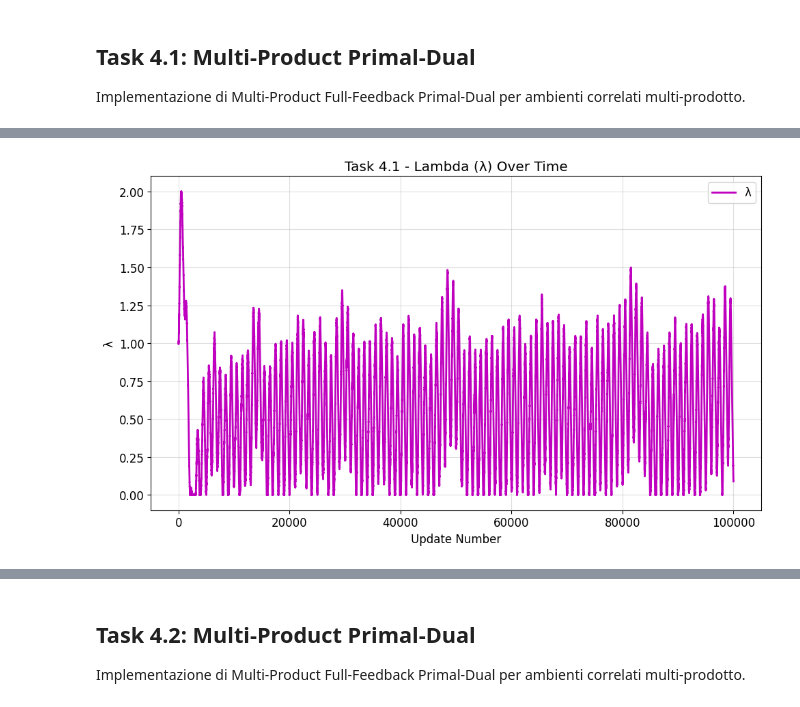
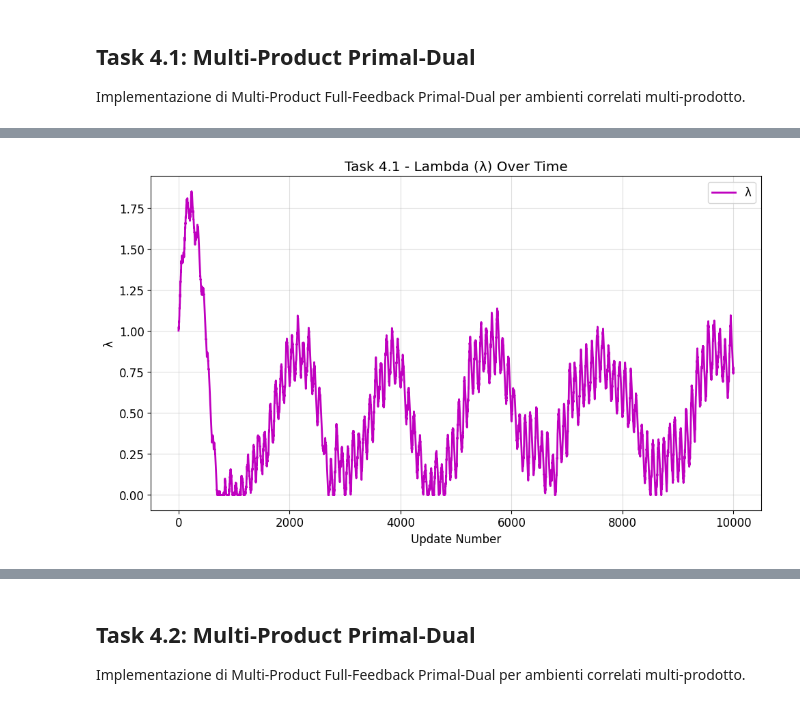
Before and after one commit to aceci0127/Online-Learning-Application-Group-Project, a Jupyter notebook: notebook.ipynb, the cells around one changed output, grey strips where cells are left out. Saved outputs shown, nothing was run; the diff lists cells and outputs as text; code cells hidden in the pictures.

```diff
--- a/notebook.ipynb
+++ b/notebook.ipynb
@@ -482,7 +482,7 @@ config = ExperimentConfig(
     horizon=10_000,
     n_trials=1,
     seed=17,
-    budget=7_000,
+    budget=5_000,
     prices=price_grid,
     distribution=Distribution.BETA
 )
@@ -544,6 +544,7 @@ class Task4_1_Runner(StandardExperimentRunner):
             np.concatenate([config.prices, [1.001]])
             for _ in range(self.n_products)
         ]
+        self.distribution = config.distribution
 
 
         self.phi = 0.0
@@ -557,94 +558,29 @@ class Task4_1_Runner(StandardExperimentRunner):
             'sigma0': self.sigma0, 'A_sigma': self.A_sigma, 'phi_sigma': self.phi_sigma, 'rho0': self.rho0,
             'num_regimes': 10000
         }
-        return MultiProductBudgetedPricingEnvironment(
-            self.price_grid, self.config.horizon, self.n_products, valuation_params, valuation_type='piecewise_tv', rng=rng
-        )
+        self.env = MultiProductBudgetedPricingEnvironment(self.config.horizon, self.n_products, valuation_params, distribution=self.distribution, rng=rng)
+        return self.env
 
     def create_agent(self) -> MultiProductFFPrimalDualPricingAgent:
         eta = 1 / np.sqrt(self.config.horizon)
-        return MultiProductFFPrimalDualPricingAgent(self.price_grid, self.config.horizon, self.config.budget, self.n_products, eta)
+        self.agent = MultiProductFFPrimalDualPricingAgent(self.price_grid, self.config.horizon, self.config.budget, self.n_products, eta)
+        return self.agent
 
     def compute_clairvoyant_reward(self) -> float:
-        return 0  # We override the run_single_trial method
-
-    def run_single_trial(self, trial: int):
-        """Custom trial runner for Task 4.1 due to special full-feedback multi-product structure"""
-        trial_seed = self.config.seed + trial
-        np.random.seed(trial_seed)
-        trial_rng = np.random.default_rng(trial_seed)
-
-        V, _ = generate_piecewise_tv_mv_gauss(
-            self.config.horizon, self.n_products, num_regimes=10000, rng=trial_rng)
-
-        V, _ = generate_simple_tv_mv_gauss(
-            self.config.horizon,
-            self.n_products,
-            mu0=self.mu0,
-            A=self.A,
-            f=self.f,
-            phi=self.phi,
-            sigma0=self.sigma0,
-            A_sigma=self.A_sigma,
-            phi_sigma=self.phi_sigma,
-            rho0=self.rho0,
-            rng=trial_rng
-        )
-
-        # TODO lambda do not converge
-
-
-
         exp_util, gamma, exp_cost = compute_extended_clairvoyant(
-            V, self.price_grid[0], self.config.budget)
-
-        if trial == 0:
-            print(f"Clairvoyant reward per round: {exp_util:.4f}")
-            print(f"Expected cost per round: {exp_cost:.4f}")
-
-
-        env = self.create_environment(trial_seed)
-        env.V = V
-
-        agent = self.create_agent()
-
-        regrets = []
-        units_sold = []
-        cum_reward = 0.0
-        cum_regret = 0.0
-        cum_units = 0
-
-        for t in range(self.config.horizon):
-            if agent.B < 1:
-                print(f"Trial {trial+1}: Budget exhausted at round {t}.")
-                break
-
-            v_t = env.round()
-            reward, sold = agent.update(v_t)
-
-            cum_reward += reward
-            instant_regret = exp_util - reward
-            cum_regret += instant_regret
-            cum_units += sold
-            regrets.append(cum_regret)
-            units_sold.append(int(cum_units))
-
-        print(f"Trial {trial+1}: Final cumulative reward = {cum_reward:.2f}")
-        print(f"Trial {trial+1}: Budget remaining = {agent.B}")
-        print(f"Trial {trial+1}: Final λ = {agent.lmbd:.4f}")
-
-        return regrets, units_sold, cum_reward, agent
-
+            self.env.valuations, self.price_grid[0], self.config.budget)
+        return exp_util
 
 prices = create_default_prices()
 config = ExperimentConfig(
     task_name="Task 4.1 - Multi-Product Primal-Dual",
-    horizon=100_000,
+    horizon=10_000,
     n_trials=1,
     seed=42,
-    budget=80_000,
+    budget=8_000,
     prices=prices,
-    n_products=4
+    n_products=4,
+    distribution=Distribution.SIMPLE_TV
 )
 
 print(f"Task 4.1 - Multi-Product Primal-Dual")
@@ -687 +623 @@ Trial 1: Final λ = 0.0930
-[figure, old version]
+[figure, new version]
```
Also changed, not shown: parts of 3 cells of this notebook, 4 other files.
